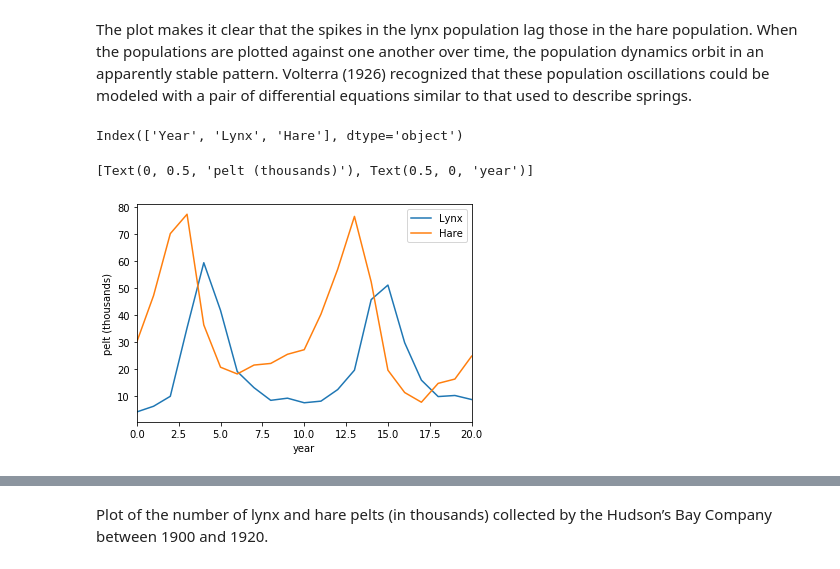
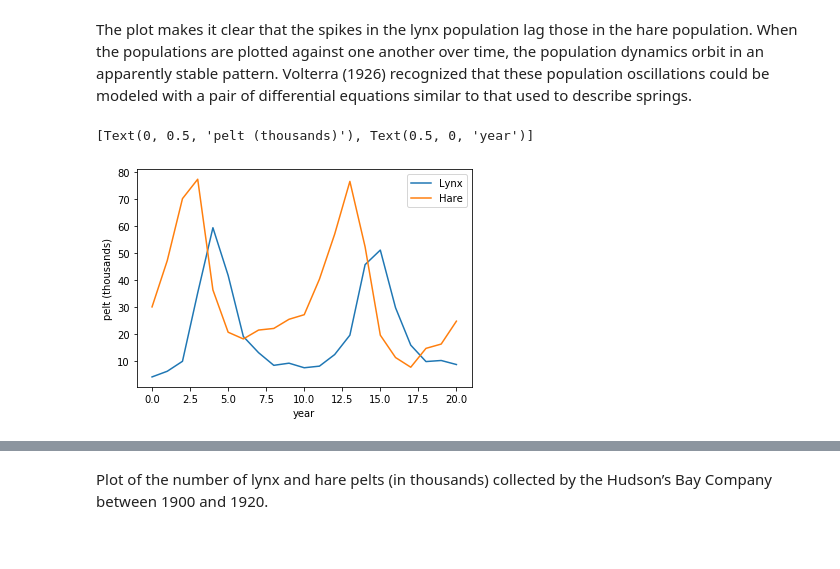
Before and after one commit to StanKorea/casestudy, a Jupyter notebook: lotka-volterra/20Stan_lotka_volterra.ipynb, the cells around one changed output, grey strips where cells are left out. Cells and saved outputs as stored; diff of their text form; code cells hidden in the pictures.

```diff
--- a/lotka-volterra/20Stan_lotka_volterra.ipynb
+++ b/lotka-volterra/20Stan_lotka_volterra.ipynb
@@ -72,12 +63,12 @@ pd.melt(lynx_hare_df, id_vars = 'Year').iloc[[0,1,20,21,40,41]].rename(columns =
 # %% [markdown]
 The plot makes it clear that the spikes in the lynx population lag those in the hare population. When the populations are plotted against one another over time, the population dynamics orbit in an apparently stable pattern. Volterra (1926) recognized that these population oscillations could be modeled with a pair of differential equations similar to that used to describe springs.
-# %%
-lynx_hare_df.columns
-# %% [output]
-Index(['Year', 'Lynx', 'Hare'], dtype='object')
-# %%
-ax = lynx_hare_df.loc[:, ['Lynx', 'Hare']].plot()
-ax.set(xlabel='year', ylabel='pelt (thousands)')
-# %% [output]
-[Text(0, 0.5, 'pelt (thousands)'), Text(0.5, 0, 'year')]
-[figure, removed]
+# %%
+# data viz
+pd.melt(lynx_hare_df, id_vars = 'Year').iloc[[0,20,21,41]]
+pd.melt(lynx_hare_df, id_vars = 'Year').iloc[[0,1,20,21,40,41]].rename(columns = {'variable':'species', 'value':'pelts in thousands'})
+
+ax = lynx_hare_df.loc[:, ['Lynx', 'Hare']].plot()
+ax.set(xlabel='year', ylabel='pelt (thousands)')
+# %% [output]
+[Text(0, 0.5, 'pelt (thousands)'), Text(0.5, 0, 'year')]
+[figure, added]
```
Also changed, not shown: parts of 26 cells of this notebook.
